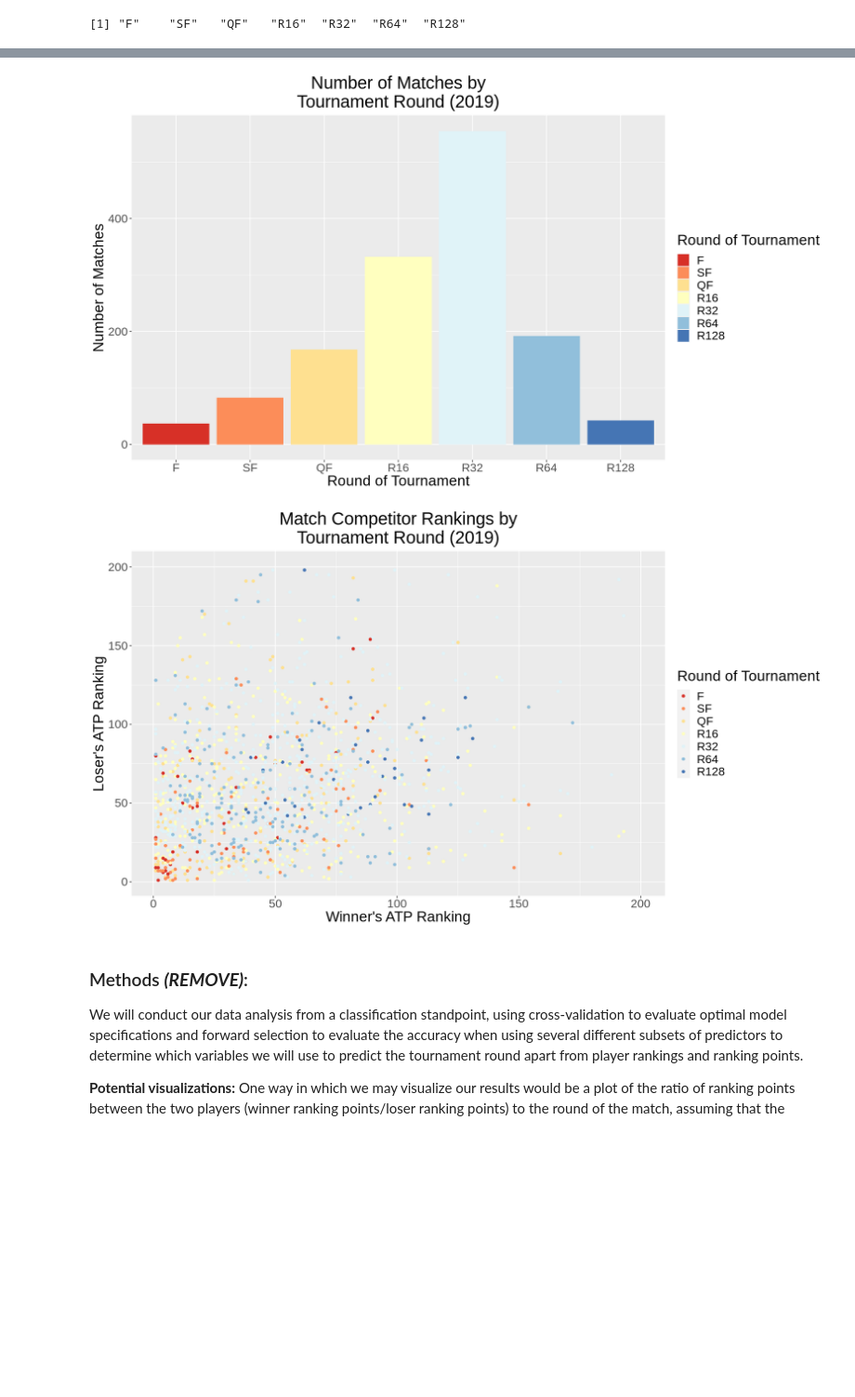
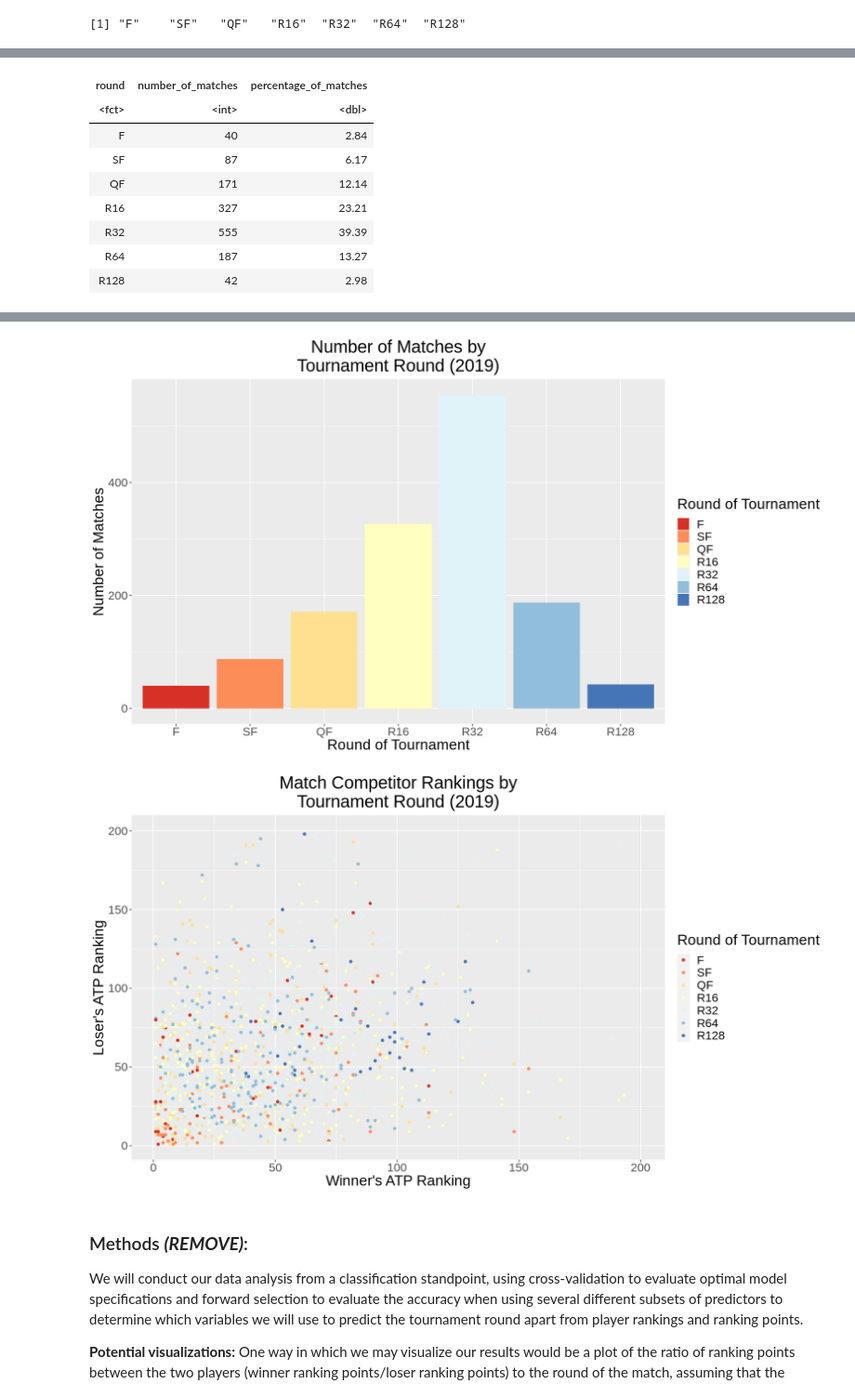
Before and after one commit to ben-westmore/dsci-100-2022w1-group-177, a Jupyter notebook: group177_report.ipynb, the cells around one changed output, grey strips where cells are left out. Shown at 93% size. Cells and saved outputs as stored; diff of their text form; code cells hidden in the pictures; blank space fills up the shorter version.

Commit message:
Made a new tibble only with the data of interest, and added comments to the analysis and visualization code to narrate what is being done

```diff
--- a/group177_report.ipynb
+++ b/group177_report.ipynb
@@ -94,9 +84,29 @@ A tibble: 6 × 52
 | 2019-0301 | Auckland | Hard | 32 | A | 2019 | 1 | 7 | ... |
 [1] "F"    "SF"   "QF"   "R16"  "R32"  "R64"  "R128"
 # %%
-tennis_split <- initial_split(tennis_data, prop = 0.75, strata = round)
+# MAKING A NEW TIBBLE THAT ONLY INCLUDES THE PREDICTORS WE WILL TRY
+
+tennis_analysis_data <- tennis_data |>
+    select(round,
+           w_1stIn,
+           w_df,
+           l_1stIn,
+           l_df,
+           winner_rank,
+           winner_rank_points,
+           loser_rank,
+           loser_rank_points,
+           w_over_l_point_ratio)
+
+head(tennis_analysis_data)
+
+# SPLITTING THE DATA INTO TRAINING AND TESTING SETS
+
+tennis_split <- initial_split(tennis_analysis_data, prop = 0.75, strata = round)
 tennis_train <- training(tennis_split)
 tennis_test <- testing(tennis_split)
+
+# MAKING A TABLE TO SHOW BREAKDOWN OF MATCHES BY ROUND IN THE TRAINING SET
 
 matches_by_round <- tennis_train |>
     group_by(round) |>
@@ -104,6 +114,8 @@ matches_by_round <- tennis_train |>
               percentage_of_matches = (round((n()/nrow(tennis_train)) * 100, 2)))
 
 matches_by_round
+
+# VISUALIZING THE MATCHES BY ROUND IN THE TRAINING SET
 
 matches_by_round_plot <- ggplot(matches_by_round, aes(x = round, y = number_of_matches, fill = round)) +
     geom_bar(stat = "identity") +
@@ -117,6 +129,8 @@ matches_by_round_plot <- ggplot(matches_by_round, aes(x = round, y = number_of_m
 
 matches_by_round_plot
 
+# VISUALIZING THE RANKINGS OF THE WINNER AND LOSER, COLOURED BY TOURNAMENT ROUND
+
 rankings_vs_round_plot <- ggplot(tennis_train, aes(x = winner_rank, y = loser_rank, colour = round)) +
     geom_point() +
     labs(title = "Match Competitor Rankings by\nTournament Round (2019)",
@@ -144,0 +157,9 @@ Warning message:
+| round | number_of_matches | percentage_of_matches |
+| <fct> | <int> | <dbl> |
+| F | 40 | 2.84 |
+| SF | 87 | 6.17 |
+| QF | 171 | 12.14 |
+| R16 | 327 | 23.21 |
+| R32 | 555 | 39.39 |
+| R64 | 187 | 13.27 |
+| R128 | 42 | 2.98 |
@@ -145,5 +168,5 @@ Warning message:
 [figure]
-[figure, old version]
+[figure, new version]
 # %% [markdown]
 ### Methods ***(REMOVE)***:
 
```
Also changed, not shown: parts of 3 cells of this notebook.
